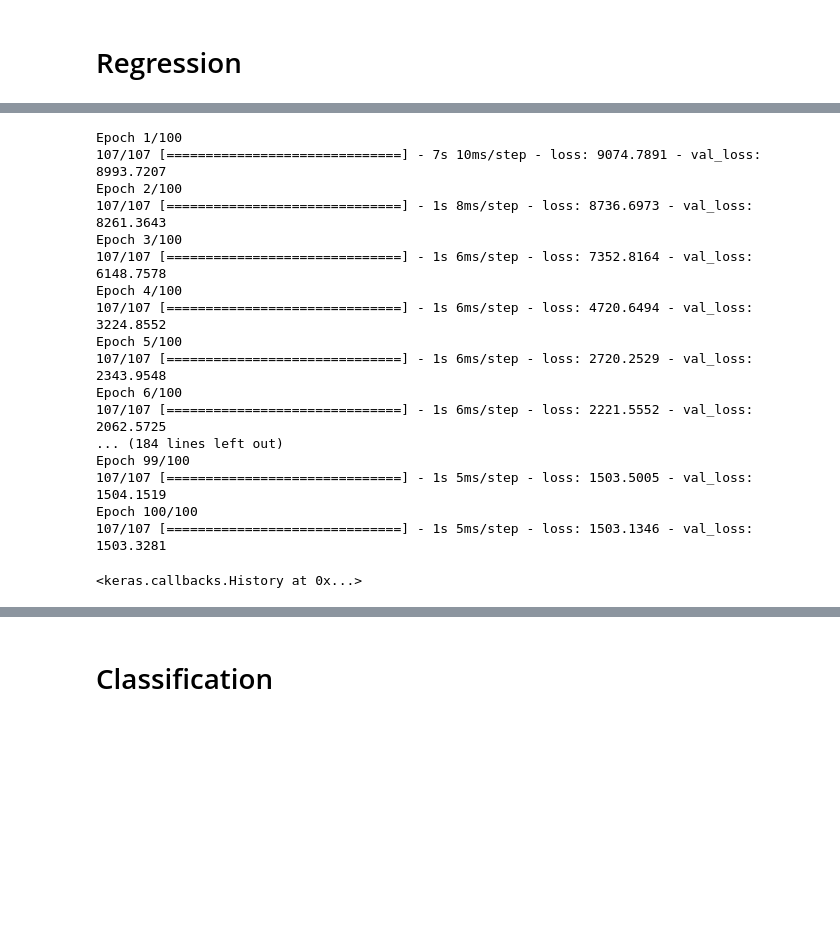
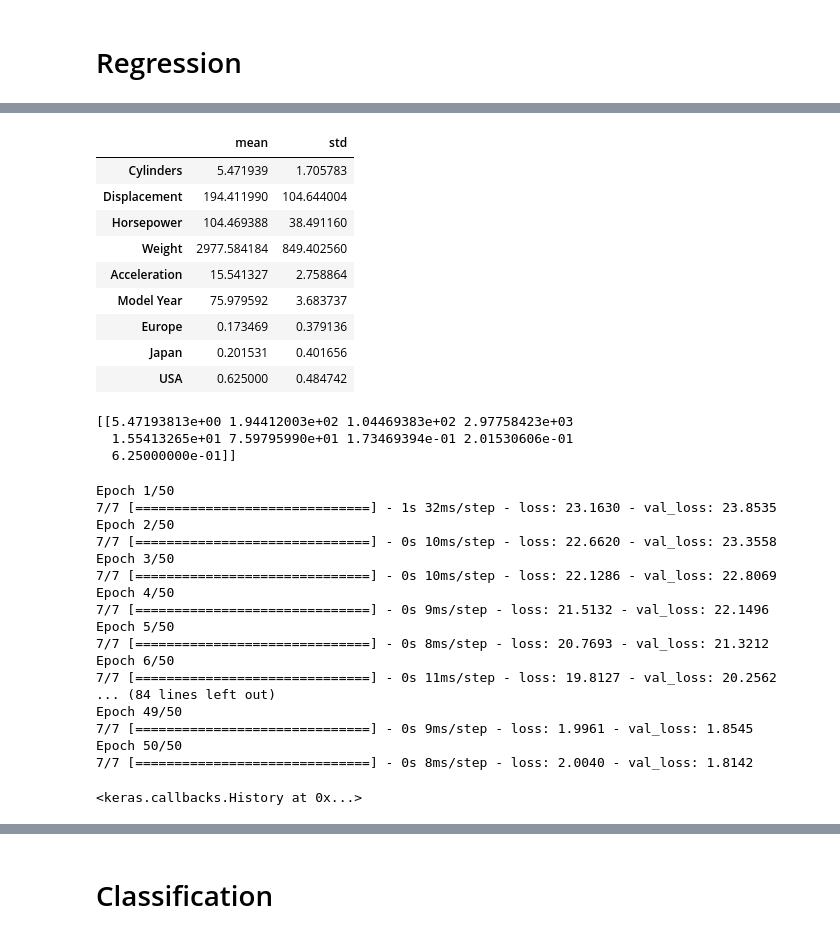
Before and after one commit to mikaelalvianrizky/tensorflow-introduction, a Jupyter notebook: Introduction_TensorFlow.ipynb, the cells around one changed output, grey strips where cells are left out. Saved outputs shown, nothing was run; the diff lists cells and outputs as text; code cells hidden in the pictures; blank space fills up the shorter version.

```diff
--- a/Introduction_TensorFlow.ipynb
+++ b/Introduction_TensorFlow.ipynb
@@ -33,7 +39,17 @@ df_reg
-# %%
-# One-hot encoding pada data nominal
-df_reg = pd.get_dummies(df_reg, drop_first=True)
 # %%
 # Memisahkan features and label
-X_reg = df_reg.drop('Price', axis=1)
-y_reg = df_reg['Price']
+X_reg = df_reg.drop('MPG', axis=1)
+y_reg = df_reg['MPG']
+# %%
+X_reg.describe().transpose()[['mean', 'std']] # As we can see, mean and std is so far
+# %% [output]
+|  | mean | std |
+| Cylinders | 5.471939 | 1.705783 |
+| Displacement | 194.411990 | 104.644004 |
+| Horsepower | 104.469388 | 38.491160 |
+| Weight | 2977.584184 | 849.402560 |
+| Acceleration | 15.541327 | 2.758864 |
+| Model Year | 75.979592 | 3.683737 |
+| Europe | 0.173469 | 0.379136 |
+| Japan | 0.201531 | 0.401656 |
+| USA | 0.625000 | 0.484742 |
@@ -40,3 +60,9 @@ y_reg = df_reg['Price']
+# %%
+print(normalizer.mean.numpy())
+# %% [output]
+[[5.47193813e+00 1.94412003e+02 1.04469383e+02 2.97758423e+03
+  1.55413265e+01 7.59795990e+01 1.73469394e-01 2.01530606e-01
+  6.25000000e-01]]
 # %%
 # Split data into train and test sets
 X_train, X_test, y_train, y_test = train_test_split(X_reg, y_reg, test_size=0.2, random_state=42)
@@ -58,22 +80,22 @@ model.compile(optimizer='adam', loss='mean_absolute_error')
 # %%
-model.fit(X_train_scaled, y_train, epochs=100, batch_size=64, validation_split=0.2)
+model.fit(X_train, y_train, epochs=50, batch_size=32, validation_split=0.3)
 # %% [output]
-Epoch 1/100
-107/107 [==============================] - 7s 10ms/step - loss: 9074.7891 - val_loss: 8993.7207
-Epoch 2/100
-107/107 [==============================] - 1s 8ms/step - loss: 8736.6973 - val_loss: 8261.3643
-Epoch 3/100
-107/107 [==============================] - 1s 6ms/step - loss: 7352.8164 - val_loss: 6148.7578
-Epoch 4/100
-107/107 [==============================] - 1s 6ms/step - loss: 4720.6494 - val_loss: 3224.8552
-Epoch 5/100
-107/107 [==============================] - 1s 6ms/step - loss: 2720.2529 - val_loss: 2343.9548
-Epoch 6/100
-107/107 [==============================] - 1s 6ms/step - loss: 2221.5552 - val_loss: 2062.5725
-... (184 lines left out)
-Epoch 99/100
-107/107 [==============================] - 1s 5ms/step - loss: 1503.5005 - val_loss: 1504.1519
-Epoch 100/100
-107/107 [==============================] - 1s 5ms/step - loss: 1503.1346 - val_loss: 1503.3281
+Epoch 1/50
+7/7 [==============================] - 1s 32ms/step - loss: 23.1630 - val_loss: 23.8535
+Epoch 2/50
+7/7 [==============================] - 0s 10ms/step - loss: 22.6620 - val_loss: 23.3558
+Epoch 3/50
+7/7 [==============================] - 0s 10ms/step - loss: 22.1286 - val_loss: 22.8069
+Epoch 4/50
+7/7 [==============================] - 0s 9ms/step - loss: 21.5132 - val_loss: 22.1496
+Epoch 5/50
+7/7 [==============================] - 0s 8ms/step - loss: 20.7693 - val_loss: 21.3212
+Epoch 6/50
+7/7 [==============================] - 0s 11ms/step - loss: 19.8127 - val_loss: 20.2562
+... (84 lines left out)
+Epoch 49/50
+7/7 [==============================] - 0s 9ms/step - loss: 1.9961 - val_loss: 1.8545
+Epoch 50/50
+7/7 [==============================] - 0s 8ms/step - loss: 2.0040 - val_loss: 1.8142
 <keras.callbacks.History at 0x...>
 # %%
```
Also changed, not shown: parts of 18 cells of this notebook, 2 other files.
